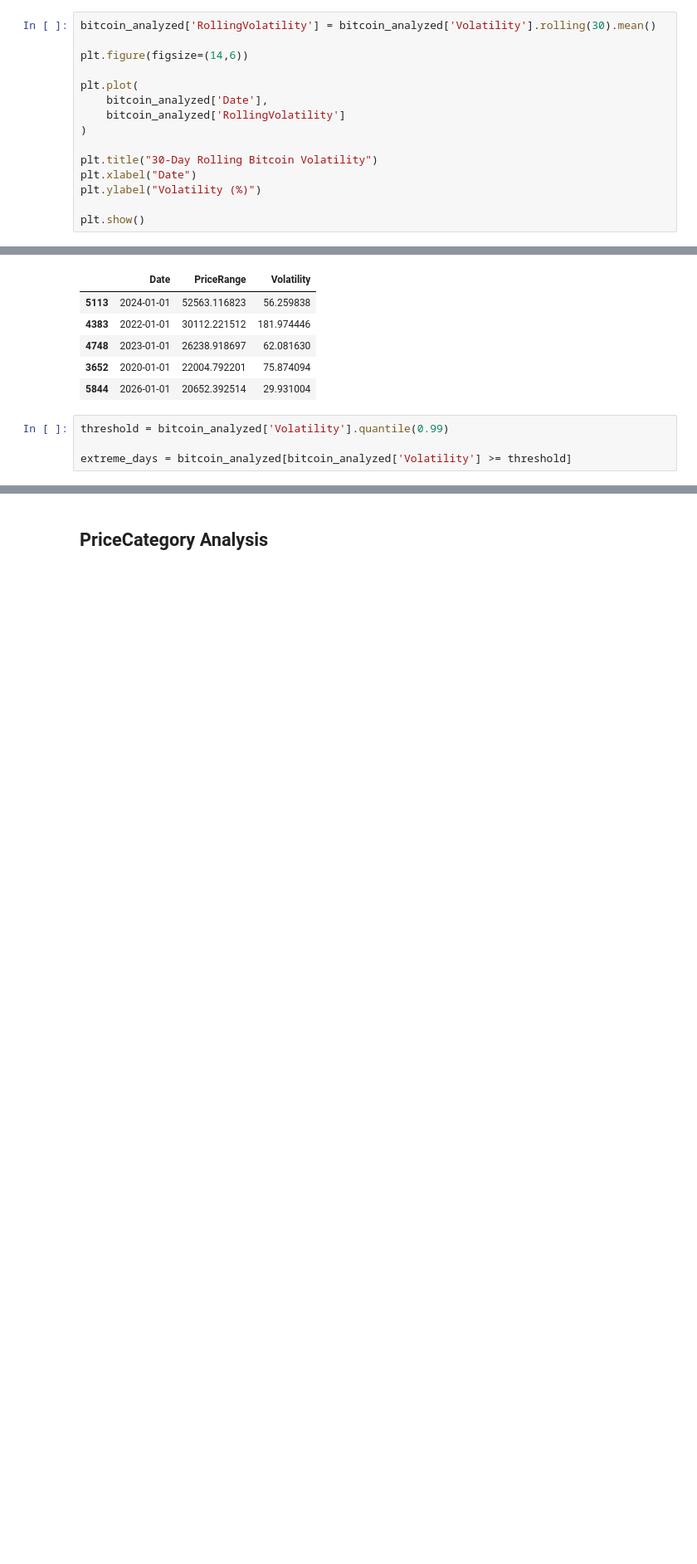
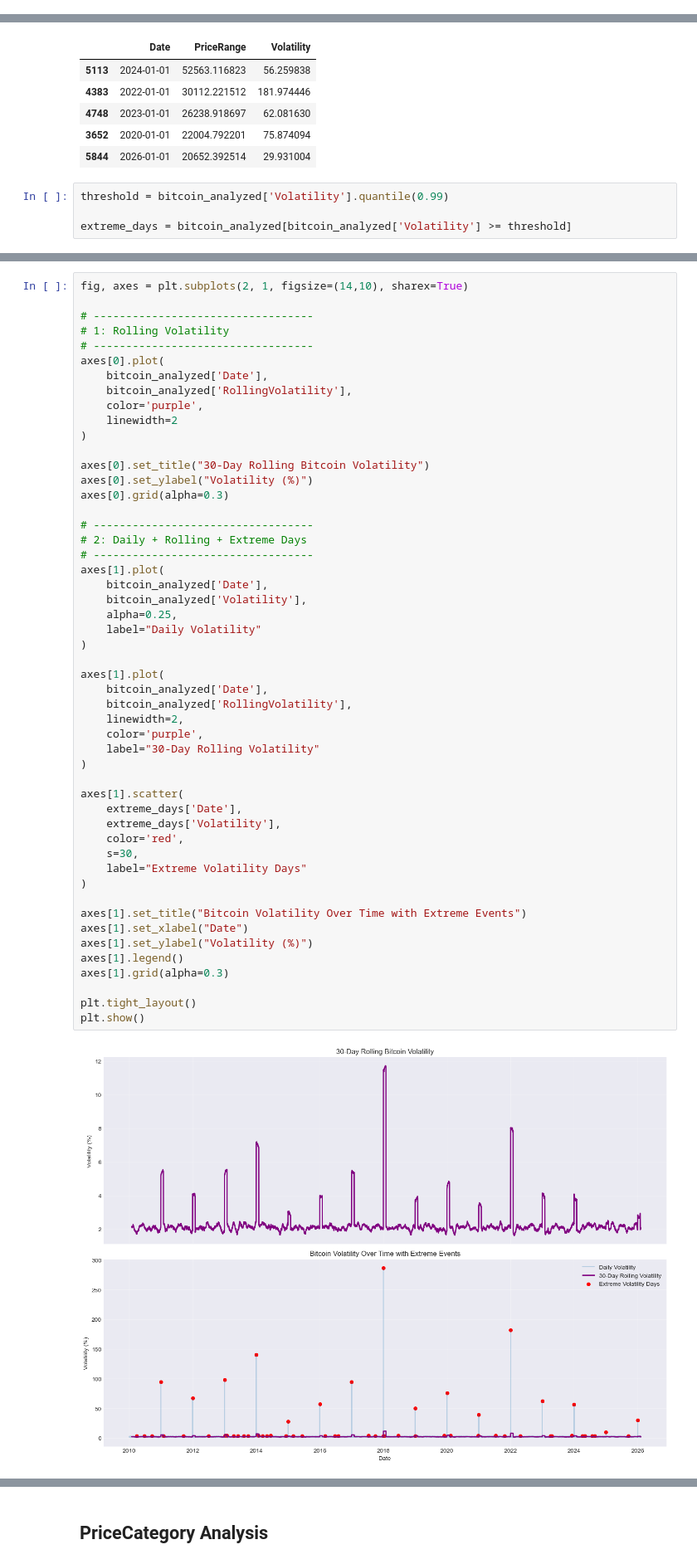
Before and after one commit to AlejandroRodriguezCervera/BitCoin_Analysis, a Jupyter notebook: BitCoin_Analysis.ipynb, the cells around one changed output, grey strips where cells are left out. Shown at 83% size. Drawn from its saved outputs; the diff is of its cells as text; blank space fills up the shorter version.

```diff
--- a/BitCoin_Analysis.ipynb
+++ b/BitCoin_Analysis.ipynb
@@ -389,15 +404,0 @@ plt.show()
-# %%
-bitcoin_analyzed['RollingVolatility'] = bitcoin_analyzed['Volatility'].rolling(30).mean()
-
-plt.figure(figsize=(14,6))
-
-plt.plot(
-    bitcoin_analyzed['Date'],
-    bitcoin_analyzed['RollingVolatility']
-)
-
-plt.title("30-Day Rolling Bitcoin Volatility")
-plt.xlabel("Date")
-plt.ylabel("Volatility (%)")
-
-plt.show()
@@ -448,0 +428,53 @@ plt.show()
+# %%
+fig, axes = plt.subplots(2, 1, figsize=(14,10), sharex=True)
+
+# ----------------------------------
+# 1: Rolling Volatility
+# ----------------------------------
+axes[0].plot(
+    bitcoin_analyzed['Date'],
+    bitcoin_analyzed['RollingVolatility'],
+    color='purple',
+    linewidth=2
+)
+
+axes[0].set_title("30-Day Rolling Bitcoin Volatility")
+axes[0].set_ylabel("Volatility (%)")
+axes[0].grid(alpha=0.3)
+
+# ----------------------------------
+# 2: Daily + Rolling + Extreme Days
+# ----------------------------------
+axes[1].plot(
+    bitcoin_analyzed['Date'],
+    bitcoin_analyzed['Volatility'],
+    alpha=0.25,
+    label="Daily Volatility"
+)
+
+axes[1].plot(
+    bitcoin_analyzed['Date'],
+    bitcoin_analyzed['RollingVolatility'],
+    linewidth=2,
+    color='purple',
+    label="30-Day Rolling Volatility"
+)
+
+axes[1].scatter(
+    extreme_days['Date'],
+    extreme_days['Volatility'],
+    color='red',
+    s=30,
+    label="Extreme Volatility Days"
+)
+
+axes[1].set_title("Bitcoin Volatility Over Time with Extreme Events")
+axes[1].set_xlabel("Date")
+axes[1].set_ylabel("Volatility (%)")
+axes[1].legend()
+axes[1].grid(alpha=0.3)
+
+plt.tight_layout()
+plt.show()
+# %% [output]
+[figure, added]
```
Also changed, not shown: parts of 22 cells of this notebook.
